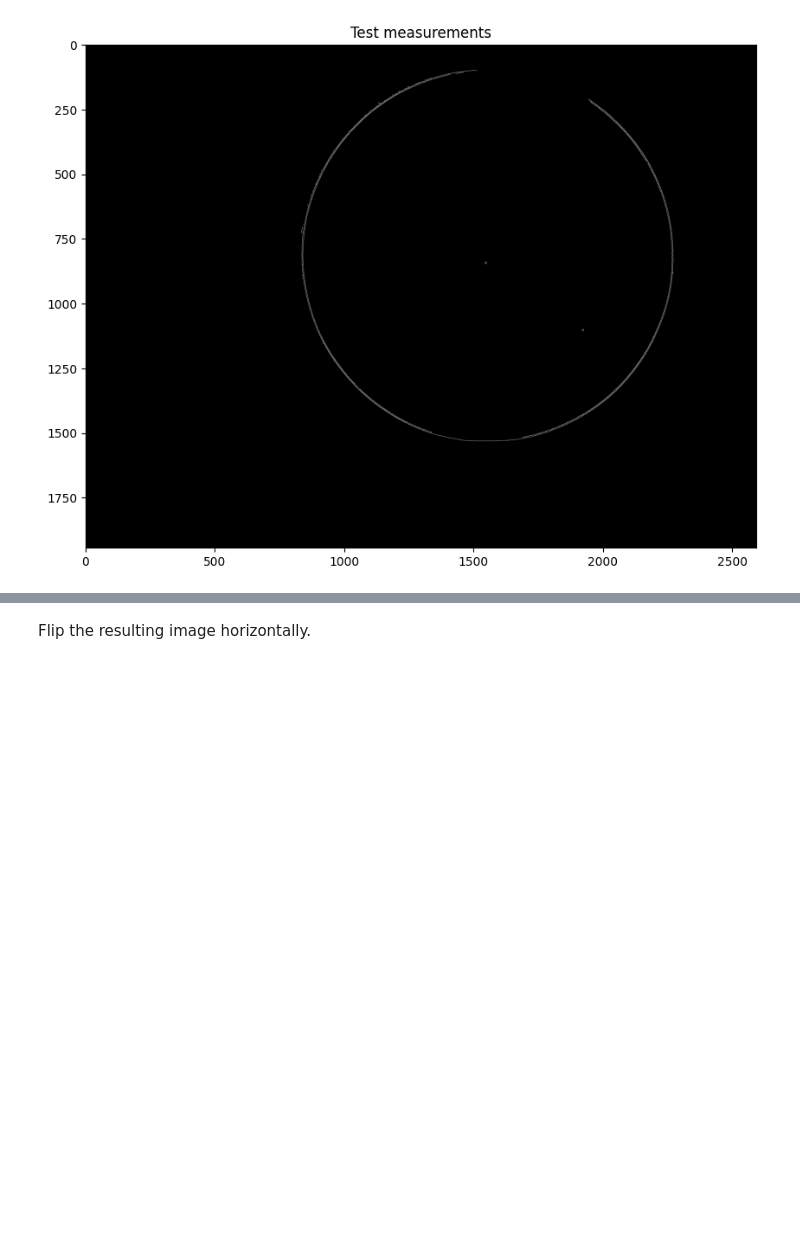
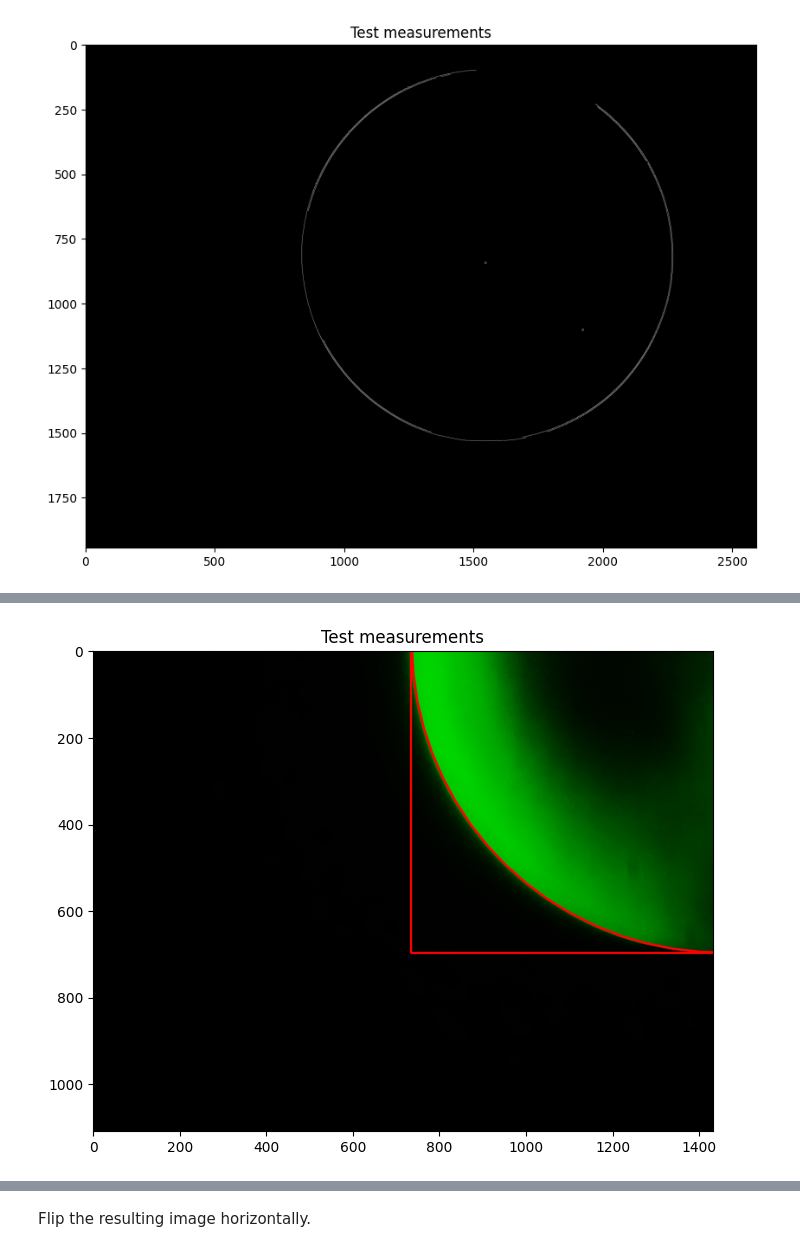
Before and after one commit to nunosousa/TelescopeMirrorTester, a Jupyter notebook: Software/Jupyter Notebooks/Shadowgram analysis/Shadowgram analysis.ipynb, the cells around one changed output, grey strips where cells are left out. Saved outputs shown, nothing was run; the diff lists cells and outputs as text; code cells hidden in the pictures; blank space fills up the shorter version.

```diff
--- a/Software/Jupyter Notebooks/Shadowgram analysis/Shadowgram analysis.ipynb
+++ b/Software/Jupyter Notebooks/Shadowgram analysis/Shadowgram analysis.ipynb
@@ -45,7 +45,7 @@ plt.show()
 # %% [markdown]
 TBD
 # %%
-capture_gray_blur = cv2.blur(capture_gray, (2,2))
+capture_gray_blur = cv2.blur(capture_gray, (3,3))
 
 threshold = 10
 _, capture_thresh = cv2.threshold(capture_gray_blur, 10, 255, cv2.THRESH_BINARY)
@@ -113,0 +85,16 @@ plt.show()
+# %%
+capture_canny_points = cv2.findNonZero(capture_canny)
+
+ellipse = cv2.fitEllipse(capture_canny_points)
+#ellipse = cv2.fitEllipseAMS(capture_canny_points)
+#ellipse = cv2.fitEllipseDirect(capture_canny_points)
+
+line_thickness = 3
+color_ellipse = (255, 0, 0)
+capture_ellipse = cv2.ellipse(capture, ellipse, color_ellipse, line_thickness, cv2.LINE_AA)
+
+x, y, w, h = cv2.boundingRect(capture_canny_points)
+
+print((x, y, w, h ))
+color_rectangle = (255, 0, 0)
+capture_ellipse_rectangle = cv2.rectangle(capture_ellipse, (x, y), (x+w, y+h), color_rectangle, line_thickness)
@@ -114,3 +119,21 @@ plt.show()
+# %%
+cropped_capture_ellipse = capture_ellipse[x:x+w, y:y+h]
+# %%
+%matplotlib inline
+
+plt.rcParams['figure.figsize'] = [8, 8]
+#plt.rcParams['figure.dpi'] = 120
+
+plt.title('Test measurements')
+
+# call imshow() using plt object
+plt.imshow(cropped_capture_ellipse, cmap='gray')
+#plt.imshow(capture_circles_center, cmap='gray')
+
+# display that image
+plt.show()
+# %% [output]
+[figure, added]
 # %%
 capture_gray_hist = cv2.calcHist(capture_gray, [0], None, [256], [0,256])
 #capture_gray_hist = cv2.calcHist(capture_gray, [0], mask, [256], [0,256])
```
Also changed, not shown: parts of 7 cells of this notebook.
